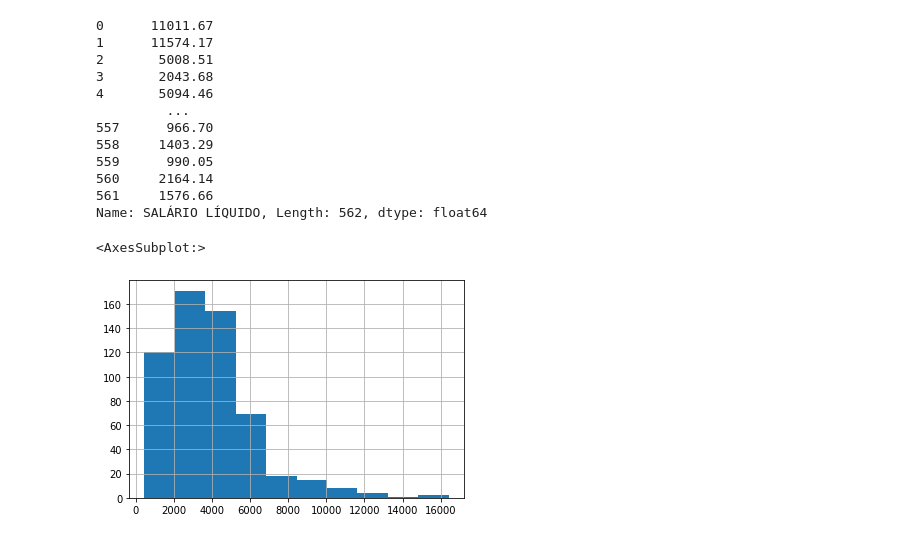
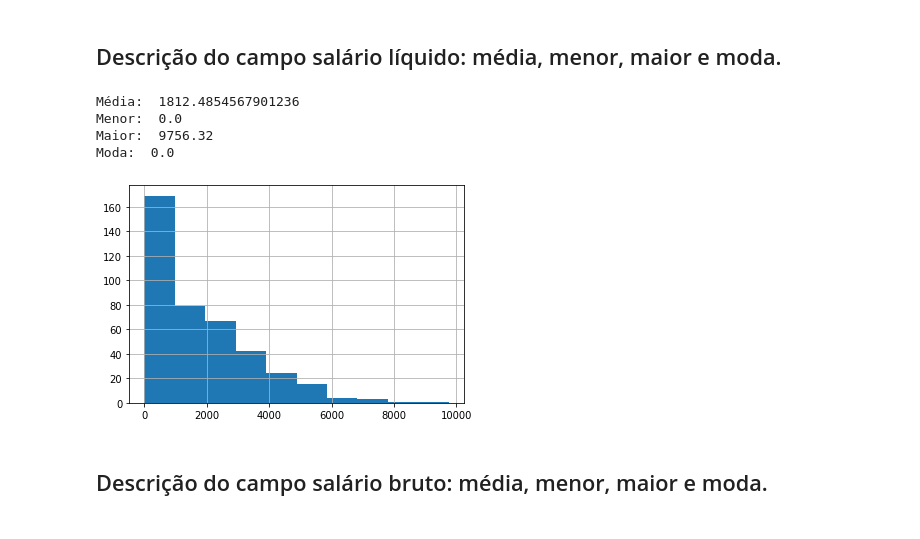
Before and after one commit to sousamaf/jupyter_ia, a Jupyter notebook: data/home/md/folha_de_pagamento_Unitins.ipynb, the cells around one changed output. Drawn from its saved outputs; the diff is of its cells as text; code cells hidden in the pictures.

Commit message:
Mineração de dados: carregamento da folha da unitins e salvando em arquivo

```diff
--- a/data/home/md/folha_de_pagamento_Unitins.ipynb
+++ b/data/home/md/folha_de_pagamento_Unitins.ipynb
@@ -8,0 +6,37 @@ df = pd.DataFrame(salario[0])
+# %%
+df = pd.DataFrame()
+if
+for ano in range(2008, 2022:
+    for mes in range(1, 13:
+        url = "https://www.unitins.br/portaltransparencia/folha-de-pagamento?TipoAno={}&tipoMes={:02}&TipoPesquisa=Nome&busca=".format(ano, mes)
+        try:
+            salario = pd.read_html(url)
+            df_salario = pd.DataFrame(salario[0])
+            df_salario['referencia'] = "{}_{}".format(ano, mes)
+
+            df = df.append(df_salario, ignore_index=True)
+        except:
+            pass
+df['TOTAL VENCIMENTO*'] = [x.strip("R$ ") for x in df['TOTAL VENCIMENTO*']]
+df['DESCONTO IRRF'] = [x.strip("R$ ") for x in df['DESCONTO IRRF']]
+df['DESCONTO PREVIDÊNCIA'] = [x.strip("R$ ") for x in df['DESCONTO PREVIDÊNCIA']]
+df['DESCONTOS DIVERSOS'] = [x.strip("R$ ") for x in df['DESCONTOS DIVERSOS']]
+df['SALÁRIO LÍQUIDO'] = [x.strip("R$ ") for x in df['SALÁRIO LÍQUIDO']]
+
+df['TOTAL VENCIMENTO*'] = df['TOTAL VENCIMENTO*'].str.replace('.', "")
+df['TOTAL VENCIMENTO*'] = df['TOTAL VENCIMENTO*'].str.replace(',', ".").astype(float)
+
+df['DESCONTO IRRF'] = df['DESCONTO IRRF'].str.replace('.', "")
+df['DESCONTO IRRF'] = df['DESCONTO IRRF'].str.replace(',', ".").astype(float)
+
+df['DESCONTO PREVIDÊNCIA'] = df['DESCONTO PREVIDÊNCIA'].str.replace('.', "")
+df['DESCONTO PREVIDÊNCIA'] = df['DESCONTO PREVIDÊNCIA'].str.replace(',', ".").astype(float)
+
+df['DESCONTOS DIVERSOS'] = df['DESCONTOS DIVERSOS'].str.replace('.', "")
+df['DESCONTOS DIVERSOS'] = df['DESCONTOS DIVERSOS'].str.replace(',', ".").astype(float)
+
+df['SALÁRIO LÍQUIDO'] = df['SALÁRIO LÍQUIDO'].str.replace('.', "")
+df['SALÁRIO LÍQUIDO'] = df['SALÁRIO LÍQUIDO'].str.replace(',', ".").astype(float)
+
+
+df.to_csv("folha.csv", sep=";", index=False)
@@ -63,22 +88,15 @@ df['SALÁRIO LÍQUIDO'] = [x.strip("R$ ") for x in df['SALÁRIO LÍQUIDO']]
+# %% [markdown]
+## Descrição do campo salário líquido: média, menor, maior e moda.
 # %%
-df['SALÁRIO LÍQUIDO'] = df['SALÁRIO LÍQUIDO'].str.replace('.', "")
-df['SALÁRIO LÍQUIDO'] = df['SALÁRIO LÍQUIDO'].str.replace(',', ".").astype(float)
-df['SALÁRIO LÍQUIDO']
+df['SALÁRIO LÍQUIDO'].hist()
+print("Menor: ", np.min(df['SALÁRIO LÍQUIDO']))
+print("Maior: ", np.max(df['SALÁRIO LÍQUIDO']))
+print("Moda: ", df['SALÁRIO LÍQUIDO'].mode()[0])
 # %% [output]
-0      11011.67
-1      11574.17
-2       5008.51
-3       2043.68
-4       5094.46
-         ...
-557      966.70
-558     1403.29
-559      990.05
-560     2164.14
-561     1576.66
-Name: SALÁRIO LÍQUIDO, Length: 562, dtype: float64
+Média:  1812.4854567901236
+Menor:  0.0
+Maior:  9756.32
+Moda:  0.0
+[figure, added]
-# %%
-df['SALÁRIO LÍQUIDO'].hist()
-# %% [output]
-<AxesSubplot:>
-[figure, removed]
+# %% [markdown]
+## Descrição do campo salário bruto: média, menor, maior e moda.
```
Also changed, not shown: parts of 12 cells of this notebook, 5 other files.
